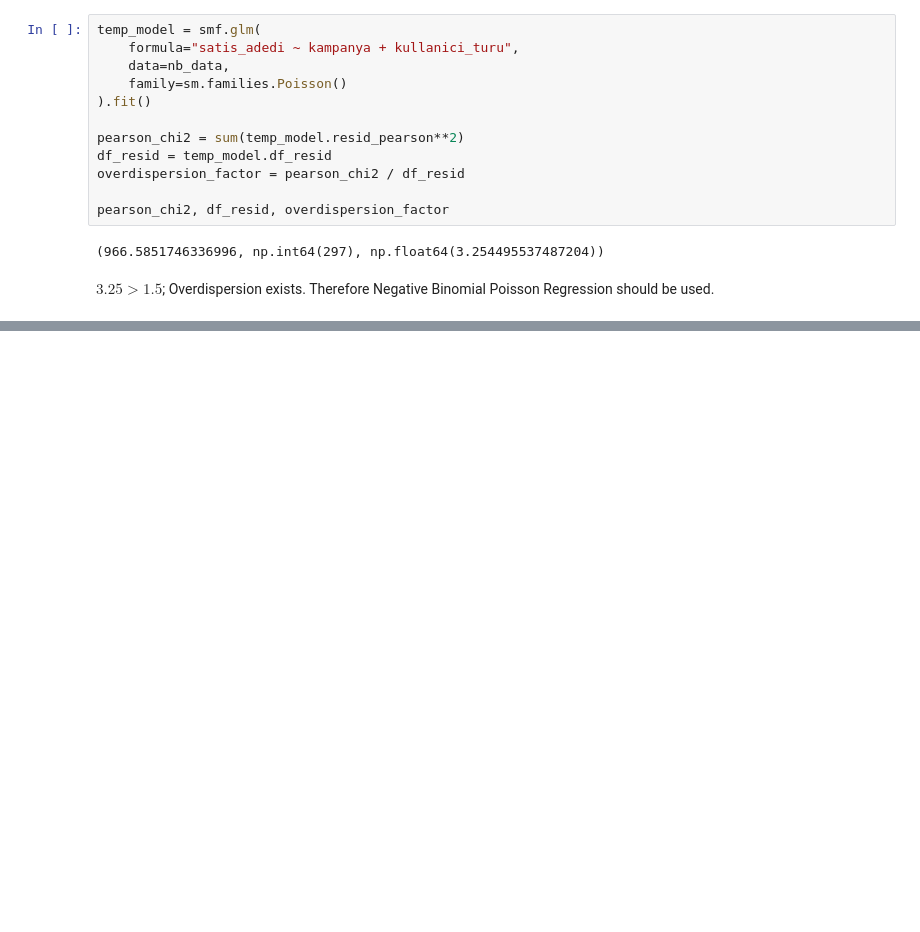
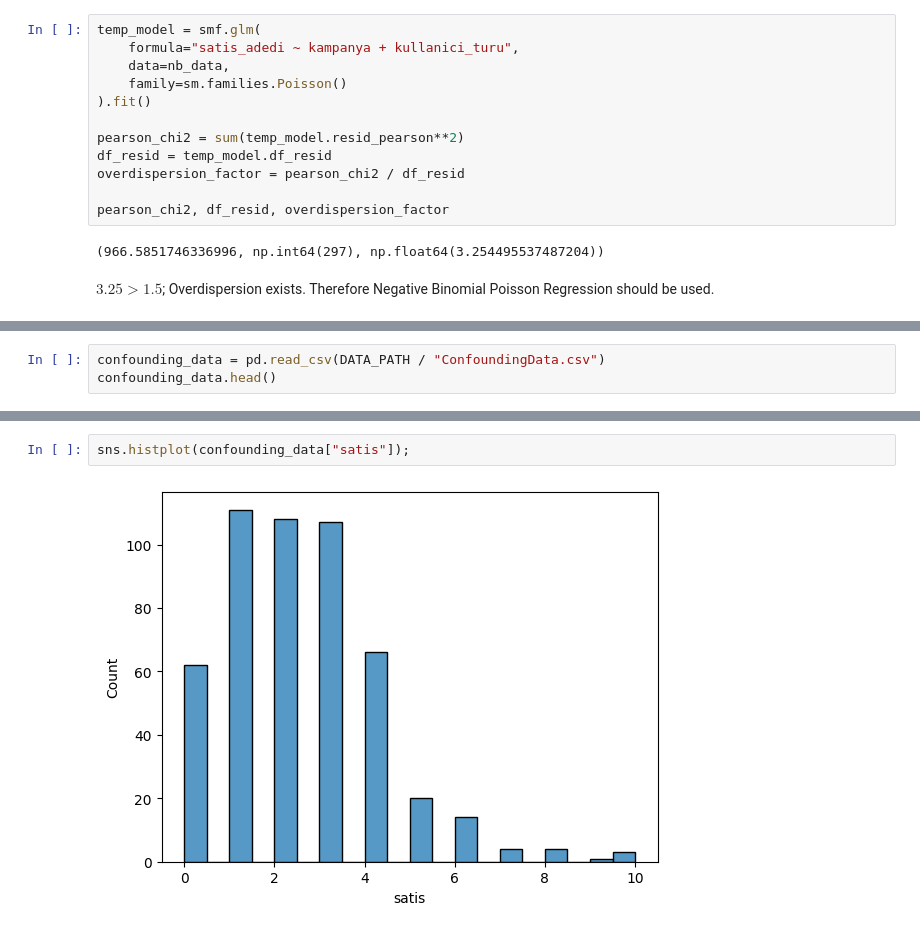
Before and after one commit to egonos/Data-Science-Projects, a Jupyter notebook: Statistics Fundamentals/Applied Statistics Extra - Remaining Statistical Concepts.ipynb, the cells around one changed output, grey strips where cells are left out. Saved outputs shown, nothing was run; the diff lists cells and outputs as text; blank space fills up the shorter version.

```diff
--- a/Statistics Fundamentals/Poisson_Regression.ipynb
+++ b/Statistics Fundamentals/Applied Statistics Extra - Remaining Statistical Concepts.ipynb
@@ -371,0 +435,3 @@ kampanya           0.5807      0.147      3.951      0.000       0.293       0.8
+# %%
+confounding_data = pd.read_csv(DATA_PATH / "ConfoundingData.csv")
+confounding_data.head()
@@ -371,0 +445,4 @@ kampanya           0.5807      0.147      3.951      0.000       0.293       0.8
+# %%
+sns.histplot(confounding_data["satis"]);
+# %% [output]
+[figure, added]
```
Also changed, not shown: parts of 17 cells of this notebook, 1 other file.
